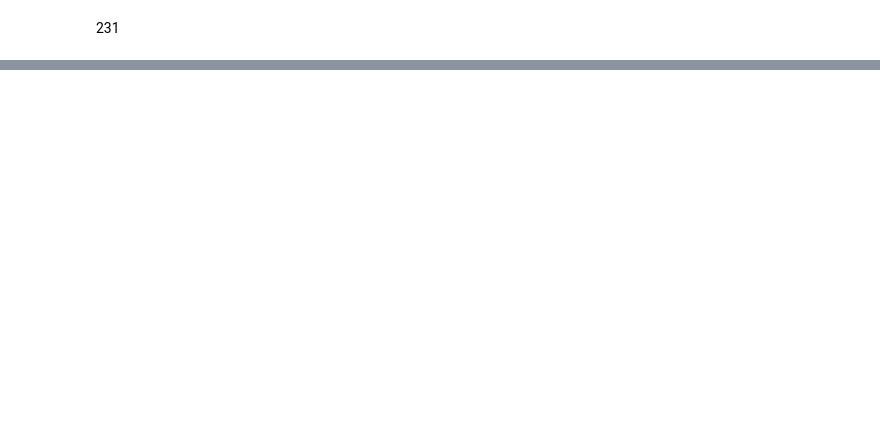
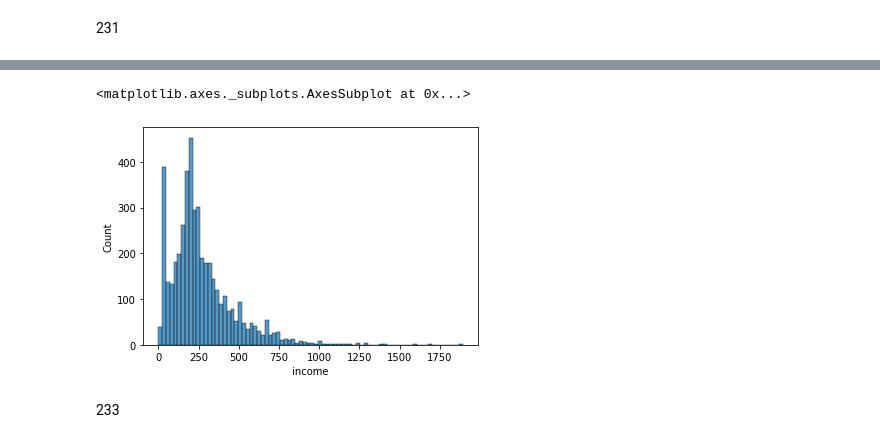
Before and after one commit to djDongjae/DataAnalysis, a Jupyter notebook: 9장_실습예제_오동재_2ndReading.ipynb, the cells around one changed output, grey strips where cells are left out. Drawn from its saved outputs; the diff is of its cells as text; code cells hidden in the pictures; blank space fills up the shorter version.

```diff
--- a/9장_실습예제_오동재_2ndReading.ipynb
+++ b/9장_실습예제_오동재_2ndReading.ipynb
@@ -63,15 +62,16 @@ welfare.describe()
 | max | 9800.000000 | 14.000000 | 9.000000 | 9.800070e+07 | 1.000000 | 7.000000 | 4.727006 | 5.790039 | 21200.393903 | 25968.049029 | ... | ... |
 8 rows × 826 columns
 # %%
-welfare = welfare.rename(
+welfare = welfare\
+.rename(
     columns = {
         'h14_g3':'sex',
-        'h14_g4':'year',
-        'h14_g10':'marriage',
+        'h14_g4':'birth',
+        'h14_g10':'marriage_type',
         'h14_g11':'religion',
-        'p1402_8aq1':'salary',
-        'h14_eco9':'job',
-        'h14_reg7':'region'
+        'p1402_8aq1':'income',
+        'h14_eco9':'code_job',
+        'h14_reg7':'code_region'
         })
 # %% [markdown]
 #[09-2] 성별에 따른 월급 차이 - 성별에 따라 월급이 다를까?
@@ -101,6 +101,8 @@ welfare['sex'] = np.where(welfare['sex'] == 9, np.nan, welfare['sex'])
 welfare['sex'].isna().sum()
 # %% [output]
 0
+# %%
+welfare['sex'] = np.where(welfare['sex']==1, 'male', 'female')
 # %%
 welfare['sex'].value_counts()
 # %% [output]
@@ -111,0 +132,7 @@ Name: sex, dtype: int64
+# %%
+sns.histplot(data=welfare, x='income')
+# %% [output]
+<matplotlib.axes._subplots.AxesSubplot at 0x...>
+[figure, added]
+# %% [markdown]
+233
```
Also changed, not shown: parts of 26 cells of this notebook.
